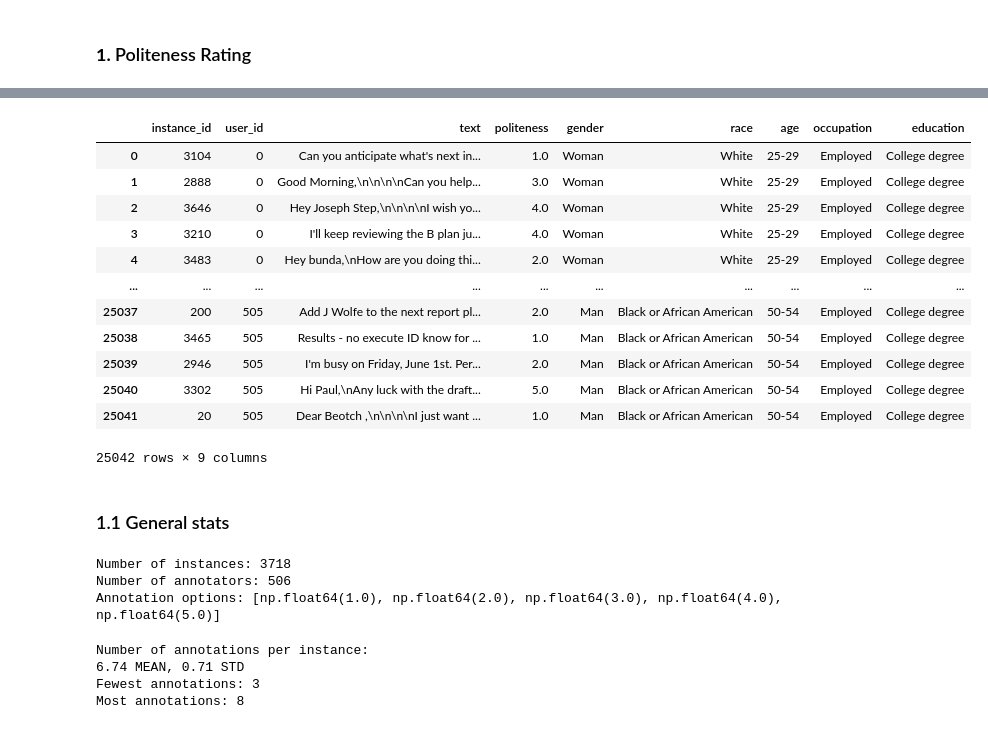
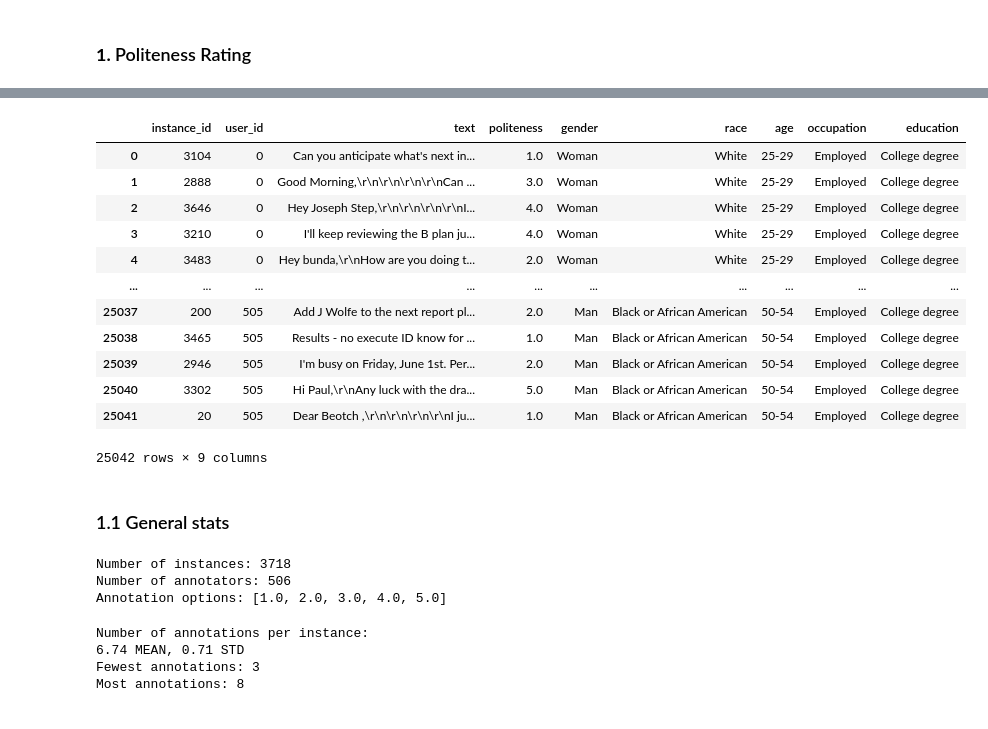
Before and after one commit to mnpluh/nagengast25-ma-thesis, a Jupyter notebook: src/data_analysis/popquorn/popquorn_politeness_analysis.ipynb, the cells around one changed output, grey strips where cells are left out. Saved outputs shown, nothing was run; the diff lists cells and outputs as text; code cells hidden in the pictures.

```diff
--- a/src/data_analysis/popquorn/popquorn_politeness_analysis.ipynb
+++ b/src/data_analysis/popquorn/popquorn_politeness_analysis.ipynb
@@ -35,30 +43,30 @@ tasks
 # %%
 path_to_data = f'{path_to_dirs}/politeness_rating/{file_name}'
 
-df_politeness = pd.read_csv(path_to_data)
-df_politeness
+df = pd.read_csv(path_to_data)
+df
 # %% [output]
 |  | instance_id | user_id | text | politeness | gender | race | age | occupation | education |
 | 0 | 3104 | 0 | Can you anticipate what's next in... | 1.0 | Woman | White | 25-29 | Employed | College degree |
-| 1 | 2888 | 0 | Good Morning,\n\n\n\nCan you help... | 3.0 | Woman | White | 25-29 | Employed | College degree |
-| 2 | 3646 | 0 | Hey Joseph Step,\n\n\n\nI wish yo... | 4.0 | Woman | White | 25-29 | Employed | College degree |
+| 1 | 2888 | 0 | Good Morning,\r\n\r\n\r\n\r\nCan ... | 3.0 | Woman | White | 25-29 | Employed | College degree |
+| 2 | 3646 | 0 | Hey Joseph Step,\r\n\r\n\r\n\r\nI... | 4.0 | Woman | White | 25-29 | Employed | College degree |
 | 3 | 3210 | 0 | I'll keep reviewing the B plan ju... | 4.0 | Woman | White | 25-29 | Employed | College degree |
-| 4 | 3483 | 0 | Hey bunda,\nHow are you doing thi... | 2.0 | Woman | White | 25-29 | Employed | College degree |
+| 4 | 3483 | 0 | Hey bunda,\r\nHow are you doing t... | 2.0 | Woman | White | 25-29 | Employed | College degree |
 | ... | ... | ... | ... | ... | ... | ... | ... | ... | ... |
 | 25037 | 200 | 505 | Add J Wolfe to the next report pl... | 2.0 | Man | Black or African American | 50-54 | Employed | College degree |
 | 25038 | 3465 | 505 | Results - no execute ID know for ... | 1.0 | Man | Black or African American | 50-54 | Employed | College degree |
 | 25039 | 2946 | 505 | I'm busy on Friday, June 1st. Per... | 2.0 | Man | Black or African American | 50-54 | Employed | College degree |
-| 25040 | 3302 | 505 | Hi Paul,\nAny luck with the draft... | 5.0 | Man | Black or African American | 50-54 | Employed | College degree |
-| 25041 | 20 | 505 | Dear Beotch ,\n\n\n\nI just want ... | 1.0 | Man | Black or African American | 50-54 | Employed | College degree |
+| 25040 | 3302 | 505 | Hi Paul,\r\nAny luck with the dra... | 5.0 | Man | Black or African American | 50-54 | Employed | College degree |
+| 25041 | 20 | 505 | Dear Beotch ,\r\n\r\n\r\n\r\nI ju... | 1.0 | Man | Black or African American | 50-54 | Employed | College degree |
 25042 rows × 9 columns
 # %% [markdown]
 ### 1.1 General stats
 # %%
 # Number of instances, number of annotators
 
-num_inst = df_politeness['instance_id'].nunique()
-num_annotr = df_politeness['user_id'].nunique()
-annotn_options = sorted(df_politeness['politeness'].unique())
+num_inst = df['instance_id'].nunique()
+num_annotr = df['user_id'].nunique()
+annotn_options = sorted(df['politeness'].unique())
 
 print(f'Number of instances: {num_inst}')
 print(f'Number of annotators: {num_annotr}')
@@ -66,7 +74,7 @@ print(f'Annotation options: {annotn_options}')
 # %% [output]
 Number of instances: 3718
 Number of annotators: 506
-Annotation options: [np.float64(1.0), np.float64(2.0), np.float64(3.0), np.float64(4.0), np.float64(5.0)]
+Annotation options: [1.0, 2.0, 3.0, 4.0, 5.0]
 # %%
 # Number of annotations per instance
 
```
Also changed, not shown: parts of 28 cells of this notebook, 4 other files.
